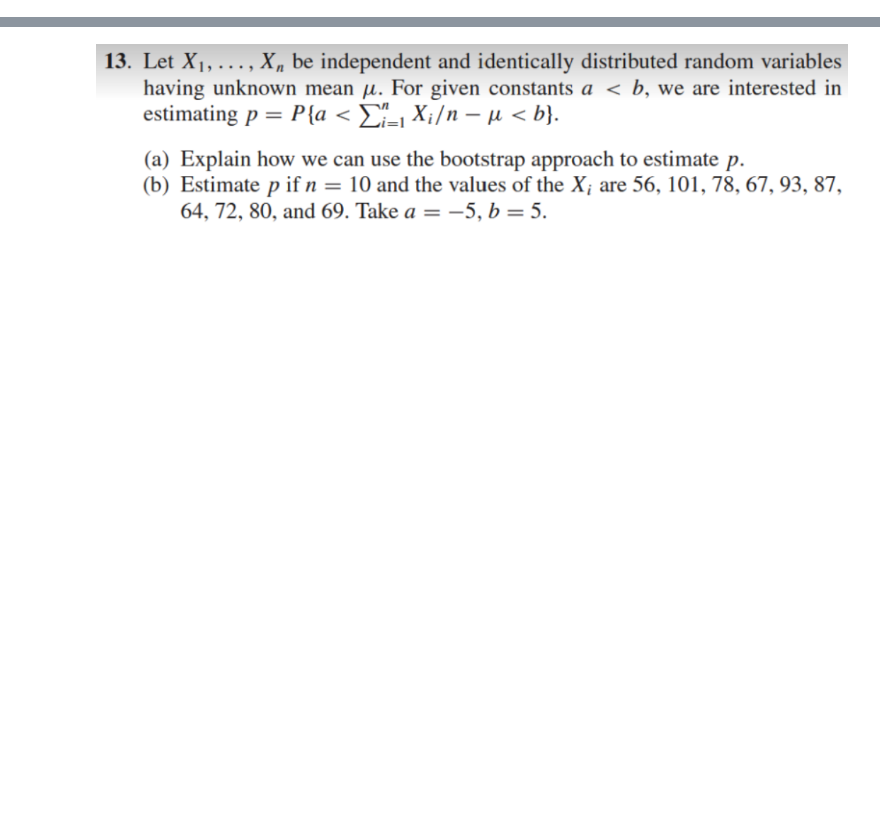
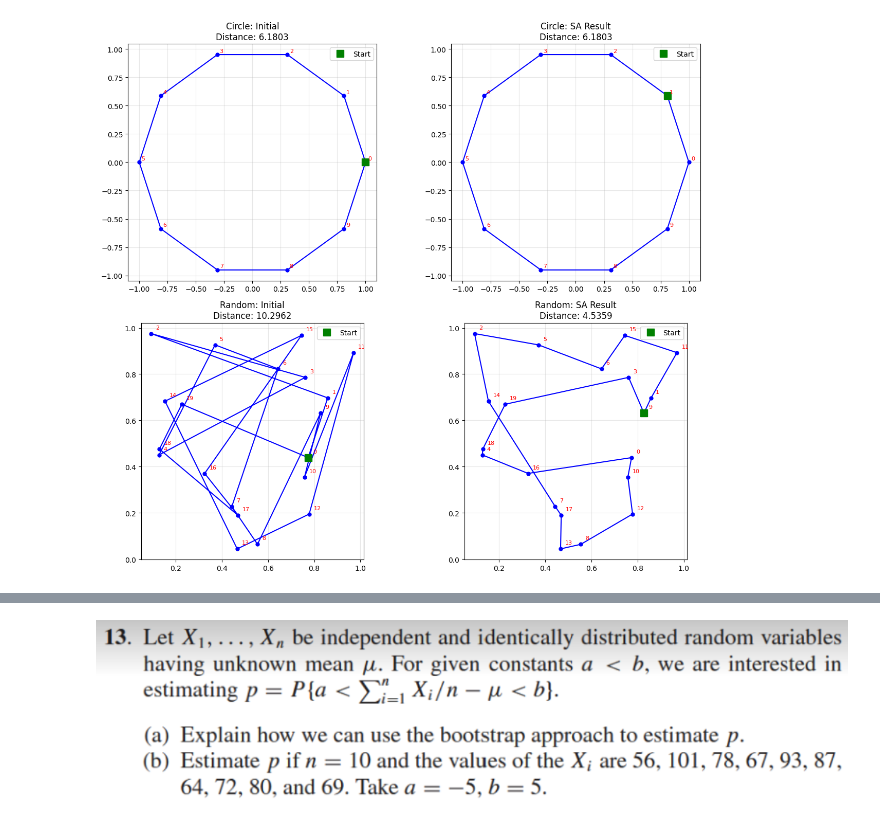
Before and after one commit to TanneSWL/Stochastic-Simulation, a Jupyter notebook: s214739/Day6new.ipynb, the cells around one changed output, grey strips where cells are left out. Cells and saved outputs as stored; diff of their text form; code cells hidden in the pictures; blank space fills up the shorter version.

```diff
--- a/s214739/Day6new.ipynb
+++ b/s214739/Day6new.ipynb
@@ -0,0 +3,85 @@
+# %%
+import numpy as np
+import matplotlib.pyplot as plt
+import random
+
+T_sqrt = lambda k: 1 / np.sqrt(1 + k)
+T_log  = lambda k: 1 / np.log(2 + k)
+
+def dist(p, q):
+    return np.linalg.norm(p - q)
+
+def tour_length(pts, route):
+    n = len(route)
+    return sum(dist(pts[route[i]], pts[route[(i+1)%n]]) for i in range(n))
+
+def swap_prop(route):
+    r = route.copy()
+    i, j = random.sample(range(len(r)), 2)
+    r[i], r[j] = r[j], r[i]
+    return r
+
+def sa_tsp(pts, max_iter=100_000, cooling=T_sqrt, seed=None):
+    if seed:
+        random.seed(seed); np.random.seed(seed)
+
+    n = len(pts)
+    cur = list(range(n))
+    random.shuffle(cur)
+    cur_len = tour_length(pts, cur)
+
+    best, best_len = cur.copy(), cur_len
+    hist = [best_len]
+
+    for k in range(1, max_iter + 1):
+        prop = swap_prop(cur)
+        prop_len = tour_length(pts, prop)
+        d = prop_len - cur_len
+
+        if d < 0 or random.random() < np.exp(-d / cooling(k)):
+            cur, cur_len = prop, prop_len
+            if cur_len < best_len:
+                best, best_len = cur.copy(), cur_len
+        hist.append(best_len)
+
+    return best, best_len, hist
+
+n = 20
+rng = np.random.default_rng(42)
+random_pts = rng.random((n, 2))
+
+m = 10
+angles = np.linspace(0, 2*np.pi, m, endpoint=False)
+circle_pts = np.column_stack((np.cos(angles), np.sin(angles)))
+
+route_circ, len_circ, hist_circ = sa_tsp(circle_pts, 50_000, T_sqrt, seed=123)
+route_rand, len_rand, hist_rand = sa_tsp(random_pts, 100_000, T_sqrt, seed=456)
+
+print(f"Circle:  best = {len_circ:.4f}  (theory ≈ {2*np.pi:.4f})")
+print(f"Random:  best = {len_rand:.4f}")
+
+def plot_tsp(pts, route, title, ax):
+    ordered = pts[route + [route[0]]]
+    ax.plot(ordered[:,0], ordered[:,1], 'b-o', lw=1.5, ms=5)
+    ax.plot(ordered[0,0], ordered[0,1], 'gs', ms=10, label='Start')
+    for i, (x,y) in enumerate(pts):
+        ax.text(x+0.02, y+0.02, str(i), fontsize=8, color='red')
+    ax.set_title(f"{title}\nDistance: {tour_length(pts, route):.4f}")
+    ax.set_aspect('equal'); ax.grid(True, alpha=0.3); ax.legend()
+
+fig, axes = plt.subplots(2, 2, figsize=(13, 11))
+
+plot_tsp(circle_pts, list(range(m)), "Circle: Initial", axes[0,0])
+plot_tsp(circle_pts, route_circ, "Circle: SA Result", axes[0,1])
+plot_tsp(random_pts, list(range(n)), "Random: Initial", axes[1,0])
+plot_tsp(random_pts, route_rand, "Random: SA Result", axes[1,1])
+
+plt.tight_layout()
+plt.show()
+
+fig, ax = plt.subplots(1, 2, figsize=(12, 4))
+ax[0].plot(hist_circ, lw=1); ax[0].set_title("Circle Convergence"); ax[0].set_xlabel("Iteration"); ax[0].set_ylabel("Best Distance"); ax[0].grid(True, alpha=0.3)
+ax[1].plot(hist_rand, lw=1); ax[1].set_title("Random Convergence"); ax[1].set_xlabel("Iteration"); ax[1].set_ylabel("Best Distance"); ax[1].grid(True, alpha=0.3)
+plt.tight_layout()
+plt.show()
+# %% [output]
@@ -0,0 +90 @@
+[figure, added]
```
Also changed, not shown: parts of 3 cells of this notebook.
